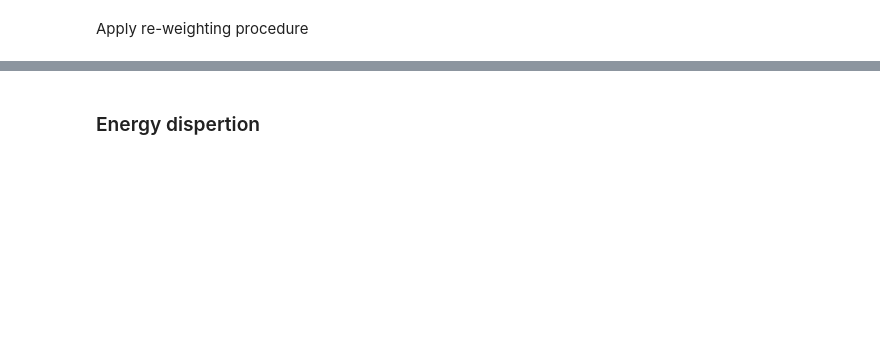
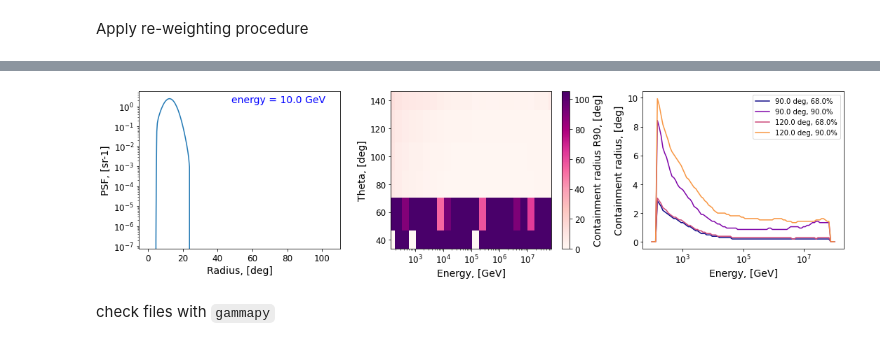
Before and after one commit to KM3NeT/km3irf, a Jupyter notebook: use_cases/Use_case_1.ipynb, the cells around one changed output, grey strips where cells are left out. Cells and saved outputs as stored; diff of their text form; code cells hidden in the pictures; blank space fills up the shorter version.

```diff
--- a/use_cases/Use_case_1.ipynb
+++ b/use_cases/Use_case_1.ipynb
@@ -63 +109,9 @@ Check the output file `psf.fits` with `gammapy`:
+# %%
+# plot default psf.fits
+psf_km = psf_3d.PSF3D.read(path_to_file=path.join(utils.data_dir, "psf.fits"))
+psf_km.peek()
+# %% [output]
+[figure, added]
+# %% [markdown]
+check files with `gammapy`
 # %%
@@ -70,2 +123,0 @@ psf.peek()
-# %% [markdown]
-### Energy dispertion
```
Also changed, not shown: parts of 39 cells of this notebook, 15 other files.
